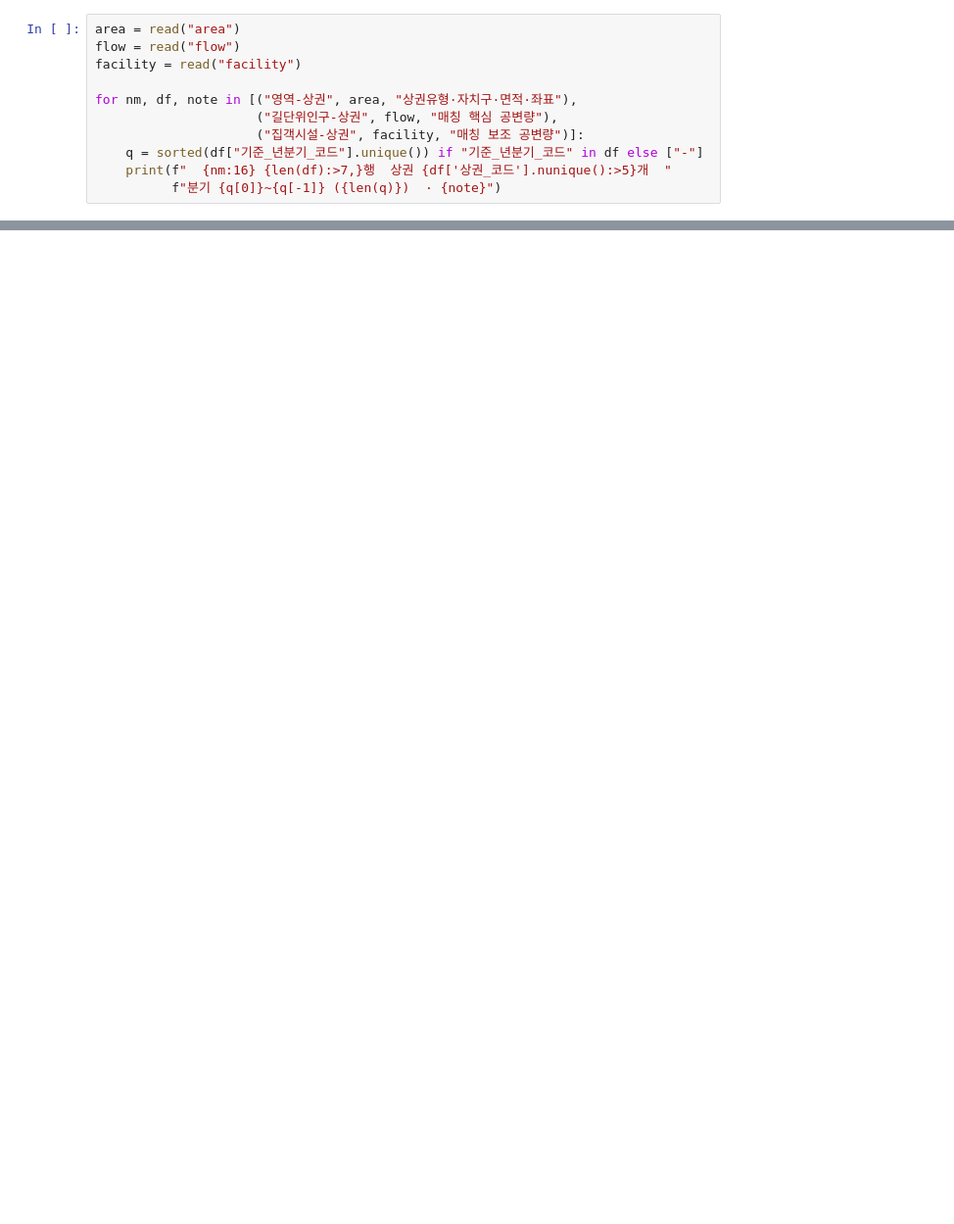
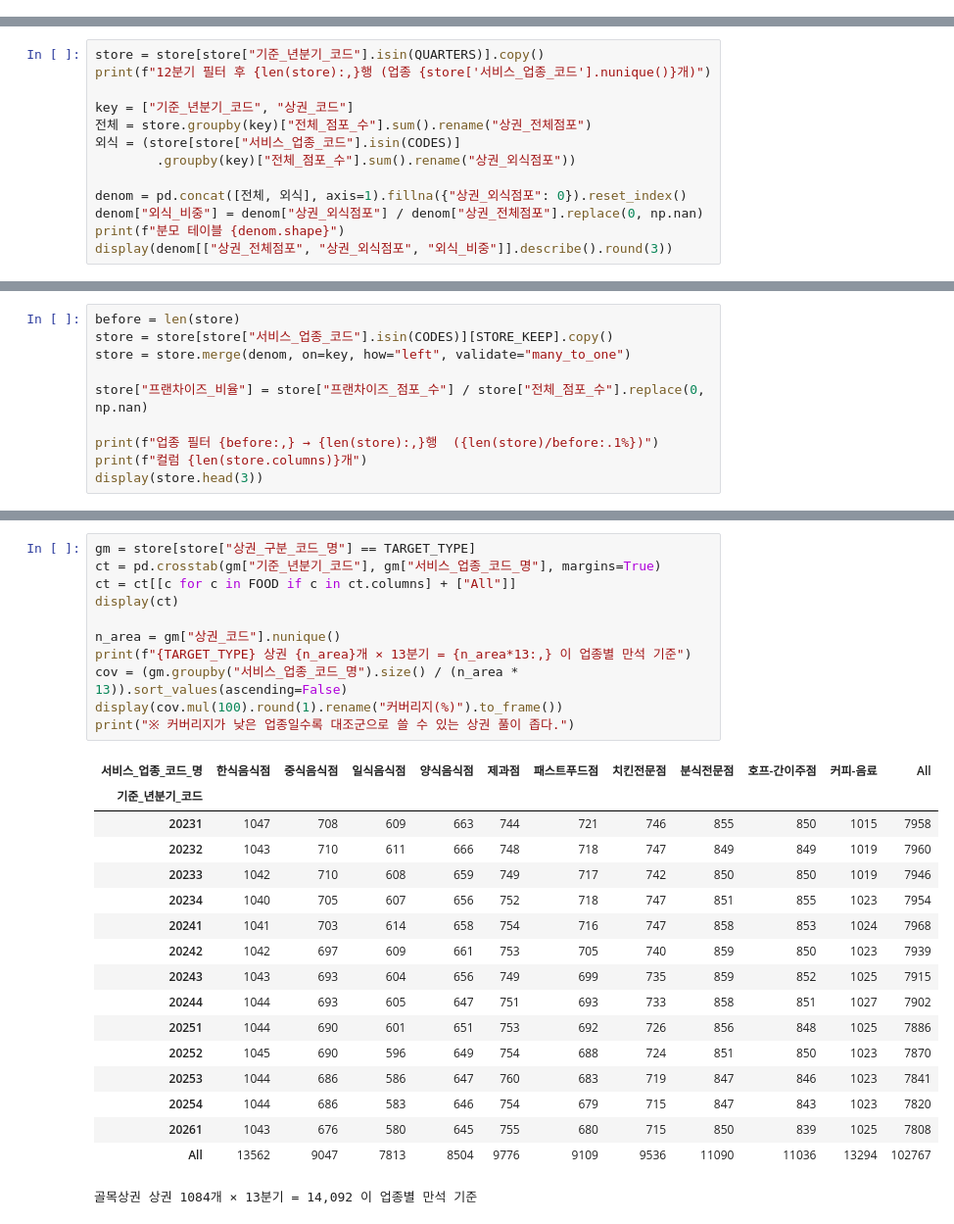
Before and after one commit to jiwoon-oh/ai-data-bootcamp, a Jupyter notebook: project/h2_nb/src/step1_load.ipynb, the cells around one changed output, grey strips where cells are left out. Shown at 98% size. Saved outputs shown, nothing was run; the diff lists cells and outputs as text; blank space fills up the shorter version.

```diff
--- a/project/h2_nb/src/step1_load.ipynb
+++ b/project/h2_nb/src/step1_load.ipynb
@@ -137,11 +0,0 @@ print(f"  중복 제거 후 {len(sales):,}행")
-# %%
-area = read("area")
-flow = read("flow")
-facility = read("facility")
-
-for nm, df, note in [("영역-상권", area, "상권유형·자치구·면적·좌표"),
-                     ("길단위인구-상권", flow, "매칭 핵심 공변량"),
-                     ("집객시설-상권", facility, "매칭 보조 공변량")]:
-    q = sorted(df["기준_년분기_코드"].unique()) if "기준_년분기_코드" in df else ["-"]
-    print(f"  {nm:16} {len(df):>7,}행  상권 {df['상권_코드'].nunique():>5}개  "
-          f"분기 {q[0]}~{q[-1]} ({len(q)})  · {note}")
@@ -179,0 +191,13 @@ print(f"[저장] {PROC} 에 01_*.pkl 5개")
+# %%
+store = store[store["기준_년분기_코드"].isin(QUARTERS)].copy()
+print(f"12분기 필터 후 {len(store):,}행 (업종 {store['서비스_업종_코드'].nunique()}개)")
+
+key = ["기준_년분기_코드", "상권_코드"]
+전체 = store.groupby(key)["전체_점포_수"].sum().rename("상권_전체점포")
+외식 = (store[store["서비스_업종_코드"].isin(CODES)]
+        .groupby(key)["전체_점포_수"].sum().rename("상권_외식점포"))
+
+denom = pd.concat([전체, 외식], axis=1).fillna({"상권_외식점포": 0}).reset_index()
+denom["외식_비중"] = denom["상권_외식점포"] / denom["상권_전체점포"].replace(0, np.nan)
+print(f"분모 테이블 {denom.shape}")
+display(denom[["상권_전체점포", "상권_외식점포", "외식_비중"]].describe().round(3))
@@ -179,0 +220,10 @@ print(f"[저장] {PROC} 에 01_*.pkl 5개")
+# %%
+before = len(store)
+store = store[store["서비스_업종_코드"].isin(CODES)][STORE_KEEP].copy()
+store = store.merge(denom, on=key, how="left", validate="many_to_one")
+
+store["프랜차이즈_비율"] = store["프랜차이즈_점포_수"] / store["전체_점포_수"].replace(0, np.nan)
+
+print(f"업종 필터 {before:,} → {len(store):,}행  ({len(store)/before:.1%})")
+print(f"컬럼 {len(store.columns)}개")
+display(store.head(3))
@@ -179,0 +241,29 @@ print(f"[저장] {PROC} 에 01_*.pkl 5개")
+# %%
+gm = store[store["상권_구분_코드_명"] == TARGET_TYPE]
+ct = pd.crosstab(gm["기준_년분기_코드"], gm["서비스_업종_코드_명"], margins=True)
+ct = ct[[c for c in FOOD if c in ct.columns] + ["All"]]
+display(ct)
+
+n_area = gm["상권_코드"].nunique()
+print(f"{TARGET_TYPE} 상권 {n_area}개 × 13분기 = {n_area*13:,} 이 업종별 만석 기준")
+cov = (gm.groupby("서비스_업종_코드_명").size() / (n_area * 13)).sort_values(ascending=False)
+display(cov.mul(100).round(1).rename("커버리지(%)").to_frame())
+print("※ 커버리지가 낮은 업종일수록 대조군으로 쓸 수 있는 상권 풀이 좁다.")
+# %% [output]
+| 서비스_업종_코드_명 | 한식음식점 | 중식음식점 | 일식음식점 | 양식음식점 | 제과점 | 패스트푸드점 | 치킨전문점 | 분식전문점 | 호프-간이주점 | 커피-음료 | All |
+| 기준_년분기_코드 |  |  |  |  |  |  |  |  |  |  |  |
+| 20231 | 1047 | 708 | 609 | 663 | 744 | 721 | 746 | 855 | 850 | 1015 | 7958 |
+| 20232 | 1043 | 710 | 611 | 666 | 748 | 718 | 747 | 849 | 849 | 1019 | 7960 |
+| 20233 | 1042 | 710 | 608 | 659 | 749 | 717 | 742 | 850 | 850 | 1019 | 7946 |
+| 20234 | 1040 | 705 | 607 | 656 | 752 | 718 | 747 | 851 | 855 | 1023 | 7954 |
+| 20241 | 1041 | 703 | 614 | 658 | 754 | 716 | 747 | 858 | 853 | 1024 | 7968 |
+| 20242 | 1042 | 697 | 609 | 661 | 753 | 705 | 740 | 859 | 850 | 1023 | 7939 |
+| 20243 | 1043 | 693 | 604 | 656 | 749 | 699 | 735 | 859 | 852 | 1025 | 7915 |
+| 20244 | 1044 | 693 | 605 | 647 | 751 | 693 | 733 | 858 | 851 | 1027 | 7902 |
+| 20251 | 1044 | 690 | 601 | 651 | 753 | 692 | 726 | 856 | 848 | 1025 | 7886 |
+| 20252 | 1045 | 690 | 596 | 649 | 754 | 688 | 724 | 851 | 850 | 1023 | 7870 |
+| 20253 | 1044 | 686 | 586 | 647 | 760 | 683 | 719 | 847 | 846 | 1023 | 7841 |
+| 20254 | 1044 | 686 | 583 | 646 | 754 | 679 | 715 | 847 | 843 | 1023 | 7820 |
+| 20261 | 1043 | 676 | 580 | 645 | 755 | 680 | 715 | 850 | 839 | 1025 | 7808 |
+| All | 13562 | 9047 | 7813 | 8504 | 9776 | 9109 | 9536 | 11090 | 11036 | 13294 | 102767 |
+골목상권 상권 1084개 × 13분기 = 14,092 이 업종별 만석 기준
```
Also changed, not shown: parts of 38 cells of this notebook, 7 other files.
